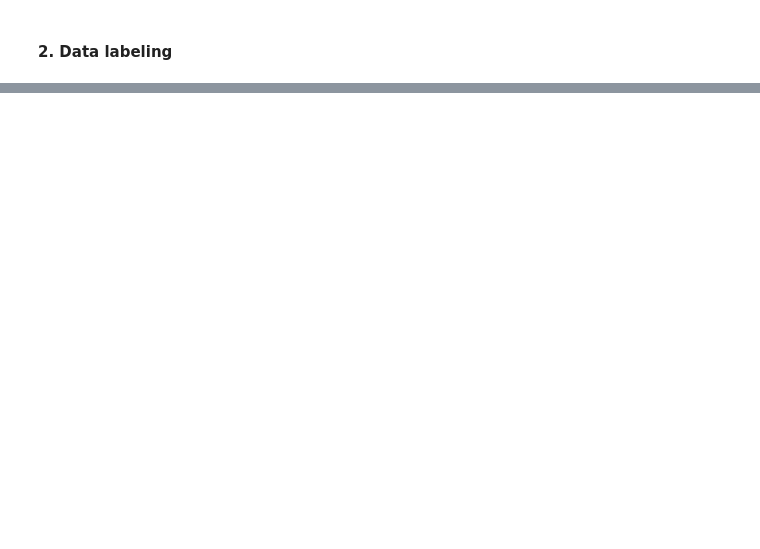
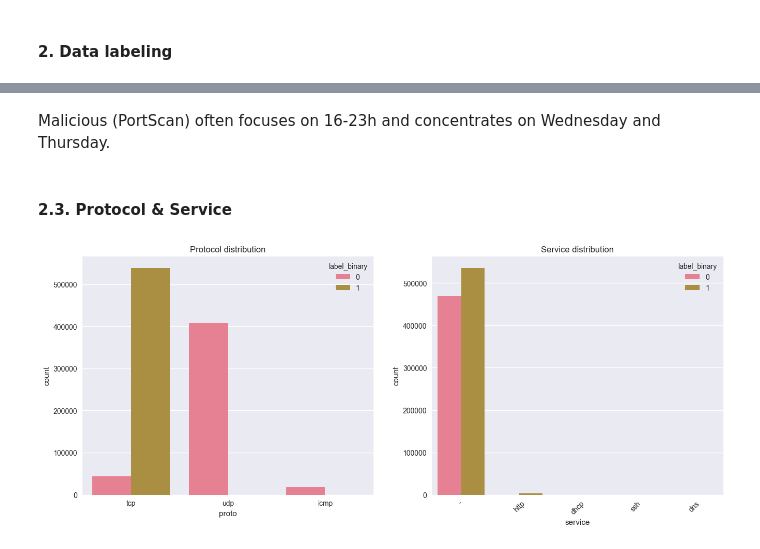
Before and after one commit to tvtrungg/IoT-23, a Jupyter notebook: projet.ipynb, the cells around one changed output, grey strips where cells are left out. Saved outputs shown, nothing was run; the diff lists cells and outputs as text; code cells hidden in the pictures; blank space fills up the shorter version.

```diff
--- a/projet.ipynb
+++ b/projet.ipynb
@@ -200,0 +154,8 @@ plt.show()
+# %%
+import seaborn as sns
+import warnings
+warnings.filterwarnings('ignore')
+
+plt.style.use('seaborn-v0_8')
+sns.set_palette("husl")
+plt.rcParams['figure.figsize'] = (12, 6)
@@ -200,0 +193,22 @@ plt.show()
+# %%
+# Convert timestamp
+data['datetime'] = pd.to_datetime(data['ts'], unit='s')
+data['hour'] = data['datetime'].dt.hour
+data['day'] = data['datetime'].dt.date
+data['weekday'] = data['datetime'].dt.weekday
+
+# Number of connections per hour
+plt.figure(figsize=(15,6))
+sns.countplot(data=data, x='hour', hue='label_binary')
+plt.title('Number of connections per hour of the day', fontsize=16)
+plt.xlabel('Hour')
+plt.ylabel('Number of connections')
+plt.legend(['Benign', 'Malicious'])
+plt.show()
+
+# By day of the week week
+plt.figure(figsize=(10,5))
+sns.countplot(data=data, x='weekday', hue='label_binary')
+plt.title('Distribution by day of the week')
+plt.xticks(range(7), ['Mon','Tue','Wed','Thu','Fri','Sat','Sun'])
+plt.show()
@@ -200,0 +218,16 @@ plt.show()
+# %% [markdown]
+Malicious (PortScan) often focuses on 16-23h and concentrates on Wednesday and Thursday.
+# %% [markdown]
+#### 2.3. Protocol & Service
+# %%
+fig, ax = plt.subplots(1,2, figsize=(16,6))
+
+sns.countplot(data=data, x='proto', hue='label_binary', ax=ax[0])
+ax[0].set_title('Protocol distribution')
+
+sns.countplot(data=data, x='service', hue='label_binary', ax=ax[1])
+ax[1].set_title('Service distribution')
+plt.xticks(rotation=45)
+plt.show()
+# %% [output]
+[figure, added]
```
Also changed, not shown: parts of 33 cells of this notebook, 1 other file.
